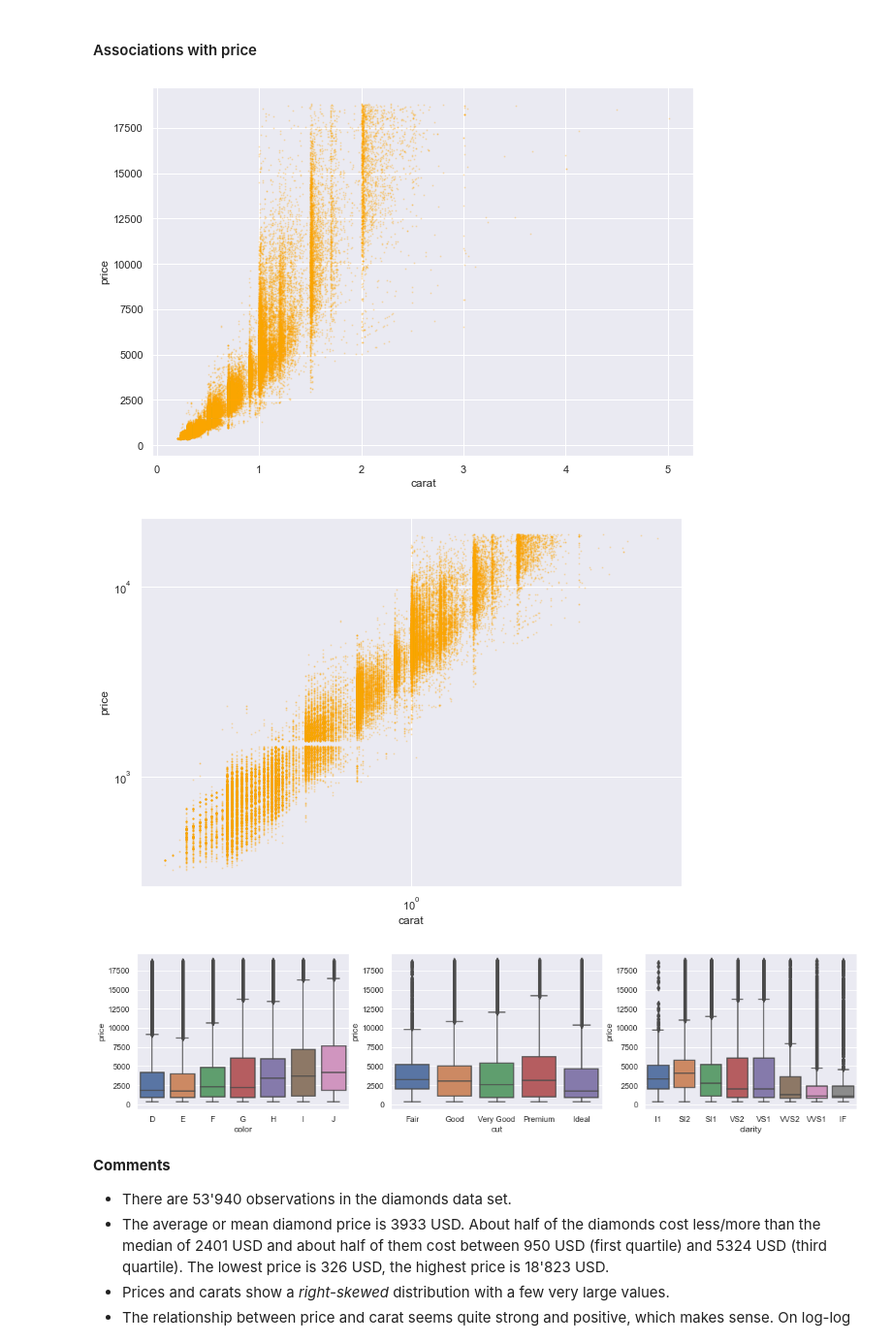
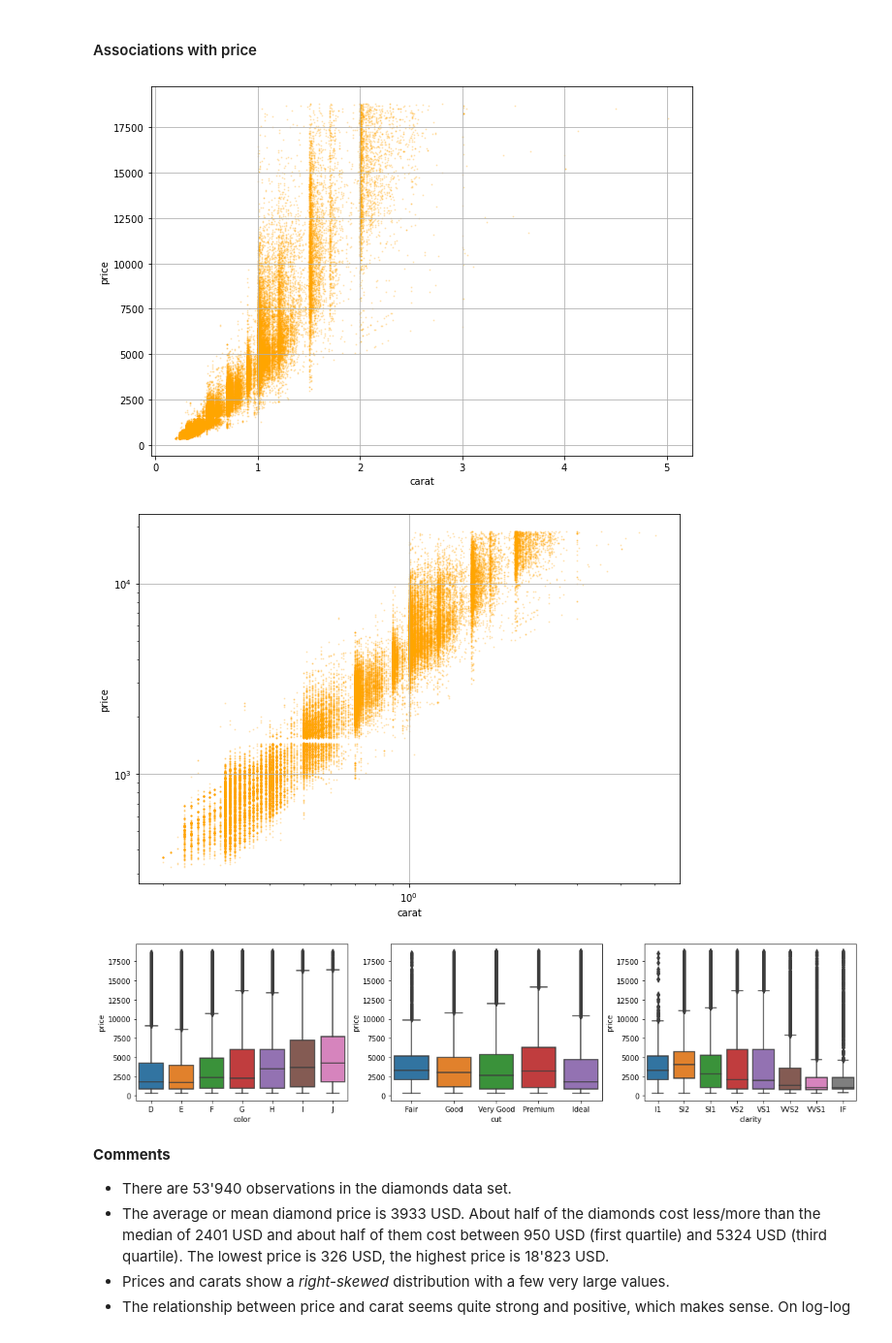
Before and after one commit to mayer79/ml_lecture, a Jupyter notebook: py/1_Basics_and_Linear_Models.ipynb, the cells around one changed output. Shown at 97% size. Drawn from its saved outputs; the diff is of its cells as text; code cells hidden in the pictures.

```diff
--- a/py/1_Basics_and_Linear_Models.ipynb
+++ b/py/1_Basics_and_Linear_Models.ipynb
@@ -79,12 +79,11 @@ Let us summarize the diamonds data set.
 
 #### Univariate description
 # %%
-import seaborn as sns
-sns.set_theme("notebook", style="darkgrid")
 import matplotlib.pyplot as plt
 
-diamonds[["price", "carat"]].hist(figsize=(18, 4))
-diamonds[["price", "carat"]].describe()
+num_vars = ["price", "carat"]
+diamonds[num_vars].hist(figsize=(18, 4))
+diamonds[num_vars].describe()
 # %% [output]
 |  | price | carat |
 | count | 53940.000000 | 53940.000000 |
@@ -107,21 +107,36 @@ for i, x in enumerate(cat_vars):
 # %% [markdown]
 #### Associations with price
 # %%
-diamonds.plot.scatter(x="carat", y="price", alpha=0.2,
-                      color="orange", s=1, figsize=(10, 7));
+diamonds.plot.scatter(
+    x="carat",
+    y="price",
+    alpha=0.2,
+    color="orange",
+    s=1,
+    grid=True,
+    figsize=(10, 7)
+);
 # %% [output]
-[figure, old version]
+[figure, new version]
 # %%
-diamonds.plot.scatter(x="carat", y="price", alpha=0.2, color="orange",
-                      s=1, loglog=True, figsize=(10, 7));
+diamonds.plot.scatter(
+    x="carat",
+    y="price",
+    alpha=0.2,
+    color="orange",
+    s=1,
+    loglog=True,
+    grid=True,
+    figsize=(10, 7)
+);
 # %% [output]
-[figure, old version]
+[figure, new version]
 # %%
 fig, ax = plt.subplots(ncols=3, figsize=(18, 4))
 for i, x in enumerate(cat_vars):
     sns.boxplot(data=diamonds, x=x, y="price", ax=ax[i])
 # %% [output]
-[figure, old version]
+[figure, new version]
 # %% [markdown]
 **Comments**
 
```
Also changed, not shown: parts of 13 cells of this notebook.
